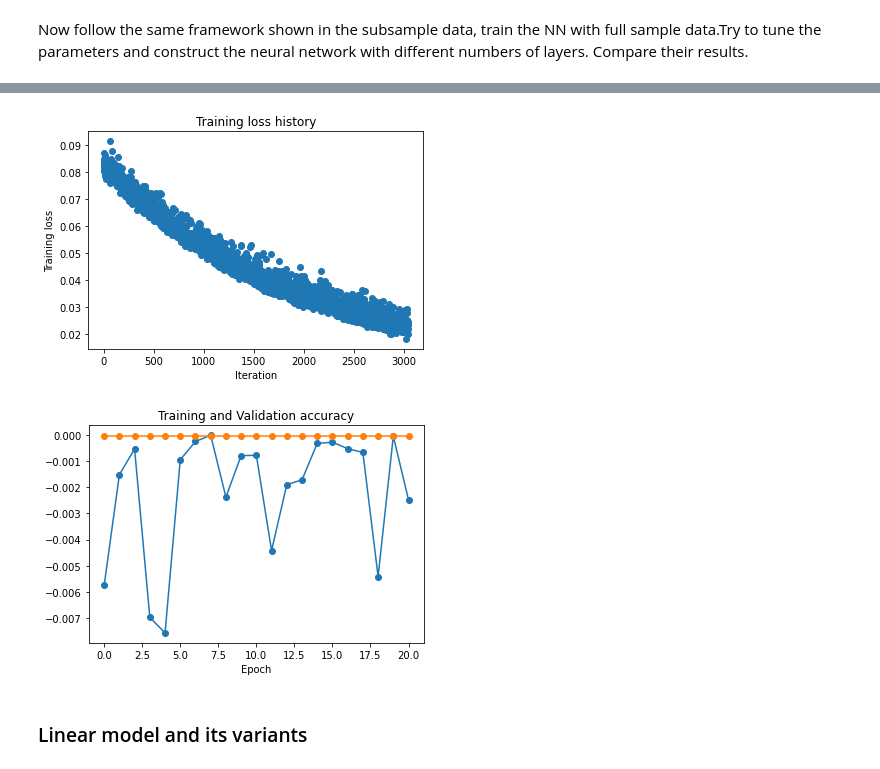
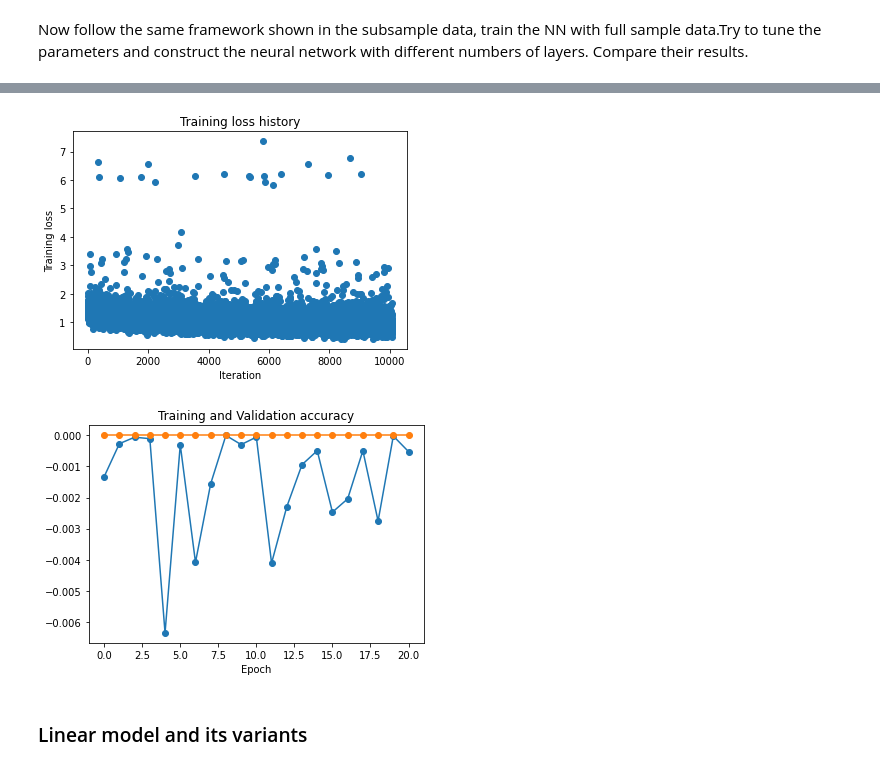
Before and after one commit to mattzhao-R/busn-20800, a Jupyter notebook: Psets/Assignment_6/Assignment_6.ipynb, the cells around one changed output, grey strips where cells are left out. Saved outputs shown, nothing was run; the diff lists cells and outputs as text; code cells hidden in the pictures.

```diff
--- a/Psets/Assignment_6/Assignment_6.ipynb
+++ b/Psets/Assignment_6/Assignment_6.ipynb
@@ -821,18 +821,6 @@ i = str(1)
 factor = np.array(pd.read_csv(path+'c'+i+'.csv'))
 linear_ret = np.array(pd.read_csv(path+'r1_'+i+'_1.csv'))
 nonlinear_ret = np.array(pd.read_csv(path+'r2_'+i+'_1.csv'))
-# %%
-from sklearn.preprocessing import StandardScaler
-
-Xscaler = StandardScaler().fit(factor)
-y_lin_scaler = StandardScaler().fit(linear_ret)
-y_nonlin_scaler = StandardScaler().fit(nonlinear_ret)
-
-
-# Transform the data
-factor = Xscaler.transform(factor)
-linear_ret = y_lin_scaler.transform(linear_ret)
-nonlinear_ret = y_nonlin_scaler.transform(nonlinear_ret)
 # %% [markdown]
 With the above preparation, build a NN using linear and non-linear return. And compare the results with
 + OLS,
@@ -905,27 +893,30 @@ Now follow the same framework shown in the subsample data, train the NN with ful
 ### TODO: NN with full data.                                               ###
 ##############################################################################
 
-# NN with sample data
+from solver import Solver
+from sklearn.model_selection import train_test_split
+from sklearn.preprocessing import StandardScaler
 
-from solver import Solver
-split = 0.9
+#factor = StandardScaler().fit_transform(factor)
+#nonlinear_ret = StandardScaler().fit_transform(nonlinear_ret)
 
-num_train = int(factor.shape[0]*0.9)
-num_valid = int(factor.shape[0]*0.1)
 
-full_data = {
-  'X_train': factor[:num_train],
-  'y_train': nonlinear_ret[:num_train],
-  'X_val': factor[num_train:num_train+num_valid],
-  'y_val': nonlinear_ret[num_train:num_train+num_valid]
+nonlin_X_train,nonlin_X_test,nonlin_y_train,nonlin_y_test = train_test_split(factor, nonlinear_ret, test_size = 0.3)
+
+
+full_data_nonlin = {
+  'X_train': nonlin_X_train,
+  'y_train': nonlin_y_train,
+  'X_val': nonlin_X_test,
+  'y_val': nonlin_y_test
 }
 
 learning_rate = 5*1e-3  # Experiment with this!
 weight_scale = 1*1e-2   # Experiment with this!
-model = FullyConnectedNet([100, 100,100],reg=5*1e-2,
+model = FullyConnectedNet([500, 200,100],reg=5*1e-2,
                 weight_scale=weight_scale, dtype=np.float64)
-solver = Solver(model, full_data,
-                print_every=20, num_epochs=20, batch_size=25,
+solver = Solver(model, full_data_nonlin,
+                print_every=20, num_epochs=20, batch_size=50,
                 update_rule='sgd',
                 optim_config={
                   'learning_rate': learning_rate,
@@ -971,5 +962,5 @@ plt.show()
-[figure, old version]
+[figure, new version]
-[figure, old version]
+[figure, new version]
 # %% [markdown]
 ### Linear model and its variants
 # %% [markdown]
```
Also changed, not shown: parts of 4 cells of this notebook, 3 other files.
